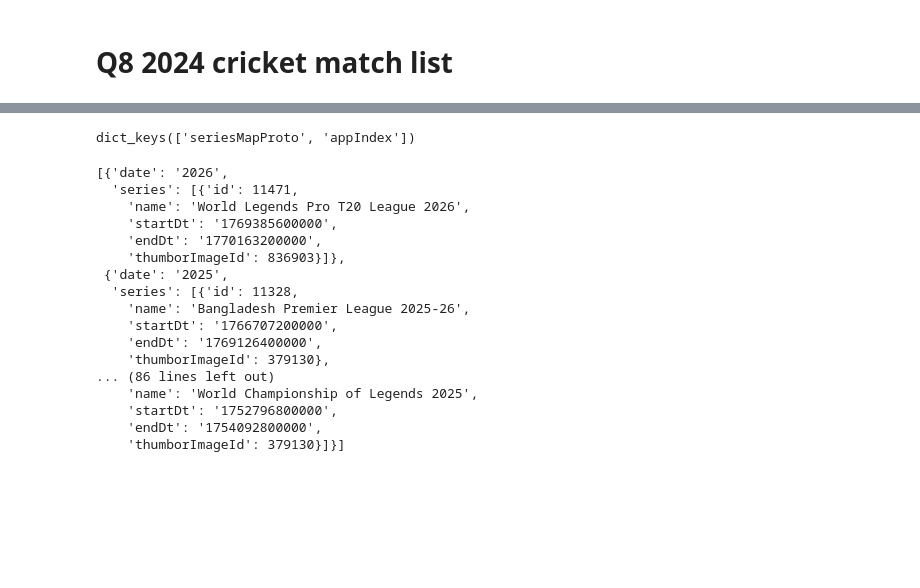
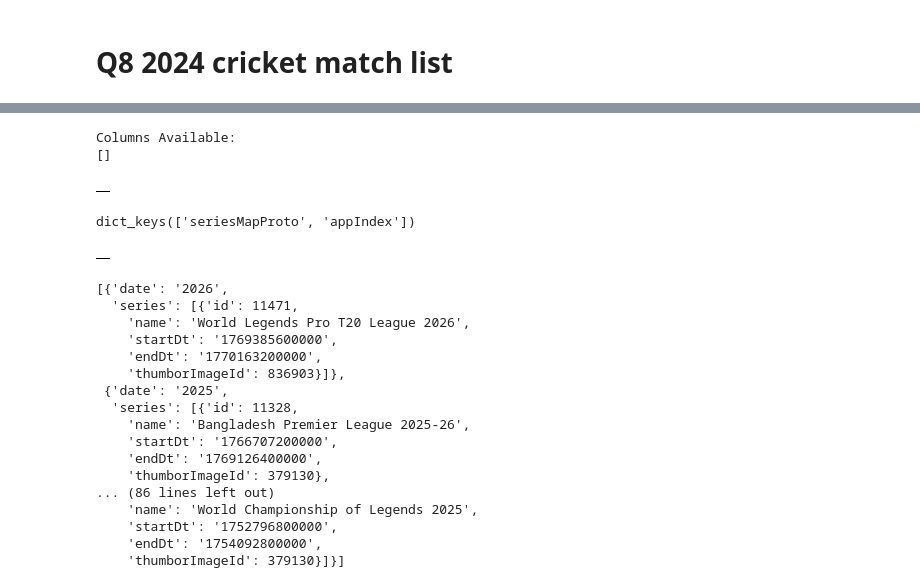
Before and after one commit to mrsdeepisunil-oss/guvi-cricbuzz, a Jupyter notebook: cricbuzz.ipynb, the cells around one changed output, grey strips where cells are left out. Saved outputs shown, nothing was run; the diff lists cells and outputs as text; code cells hidden in the pictures; blank space fills up the shorter version.

```diff
--- a/cricbuzz.ipynb
+++ b/cricbuzz.ipynb
@@ -2108,3 +2108,16 @@ headers = {
 
 response = requests.get(url, headers=headers)
 matches2024_i = response.json()
+# %%
+import requests
+
+url = "https://cricbuzz-cricket.p.rapidapi.com/schedule/v1/international"
+
+headers = {
+	"x-rapidapi-key": "2454e52ef7msha9ad8a68de89ea1p1b4c51jsn18b293bbd472",
+	"x-rapidapi-host": "cricbuzz-cricket.p.rapidapi.com"
+}
+
+response = requests.get(url, headers=headers)
+
+q2024 = response.json()
@@ -2111,3 +2148,42 @@ matches2024_i = response.json()
+# %%
+import pandas as pd
+
+# 1. Filter out the "Ads" from your list first
+# This prevents the "KeyError" or "NoneType" errors during normalization
+clean_data = [item for item in q2024 if 'scheduleAdWrapper' in item]
+
+# 2. Normalize the match information
+# We include all important meta-data from the higher levels of the JSON
+df8 = pd.json_normalize(
+    clean_data,
+    record_path=['scheduleAdWrapper', 'matchScheduleList', 'matchInfo'],
+    meta=[
+        ['scheduleAdWrapper', 'date'],
+        ['scheduleAdWrapper', 'matchScheduleList', 'seriesName'],
+        ['scheduleAdWrapper', 'matchScheduleList', 'seriesCategory']
+    ],
+    sep='_', # Uses underscore instead of dots for cleaner column names
+    errors='ignore'
+)
+
+# 3. Clean up the Column Names
+# Shortens the long meta names for easier coding
+df8.rename(columns={
+    'scheduleAdWrapper_date': 'match_date',
+    'scheduleAdWrapper_matchScheduleList_seriesName': 'series_name',
+    'scheduleAdWrapper_matchScheduleList_seriesCategory': 'category'
+}, inplace=True)
+
+# 4. Display all columns to verify
+print("Columns Available:")
+print(df8.columns.tolist())
+
+# Show the first 5 matches
+df8.head()
+# %% [output]
+Columns Available:
+[]
+|  |
 # %%
 print(matches2024_i.keys())
 # %% [output]
@@ -2115,3 +2231,7 @@ dict_keys(['seriesMapProto', 'appIndex'])
+# %%
+df_2024
+# %% [output]
+|  |
 # %%
 matches2024_i['seriesMapProto']
 # %% [output]
```
Also changed, not shown: parts of 13 cells of this notebook, 2 other files.
